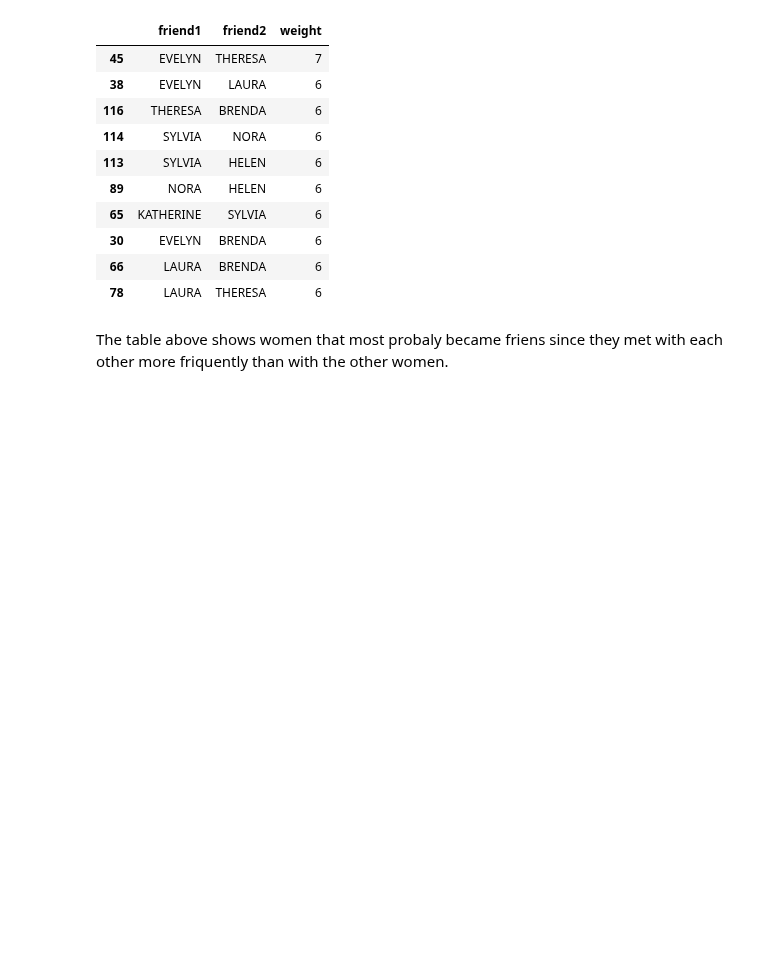
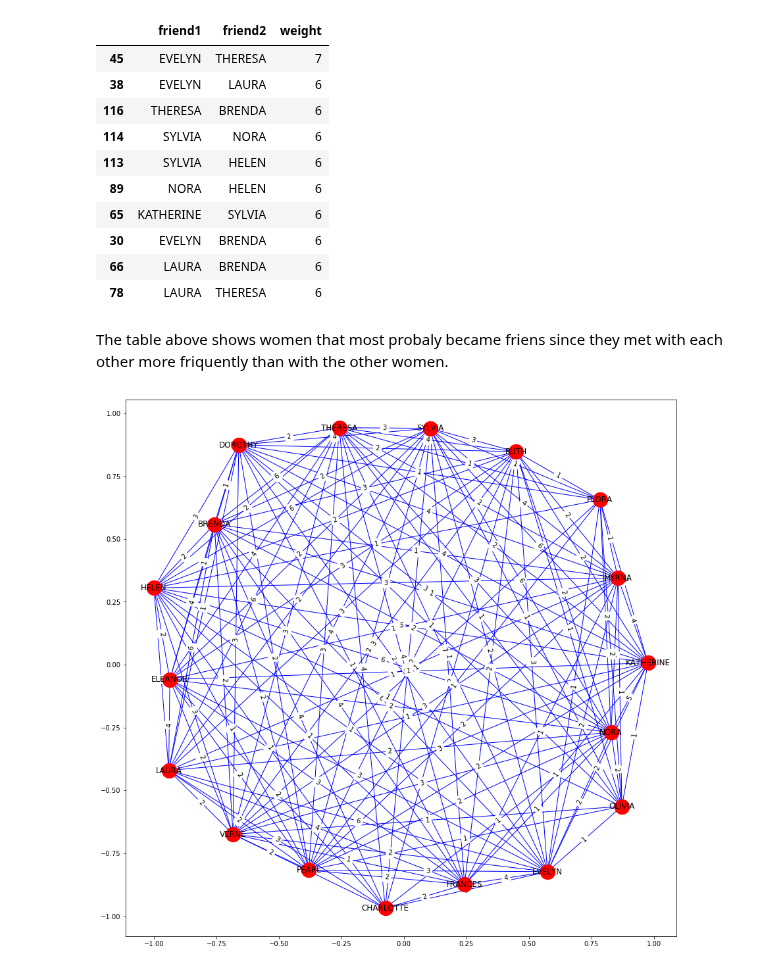
Before and after one commit to olga0503/DATA-620, a Jupyter notebook: Week_6_Assignment.ipynb, the cells around one changed output. Drawn from its saved outputs; the diff is of its cells as text; code cells hidden in the pictures; blank space fills up the shorter version.

```diff
--- a/Week_6_Assignment.ipynb
+++ b/Week_6_Assignment.ipynb
@@ -38,14 +55,13 @@ for event in list(df.columns):
     #finds out event's participant
     participant =list(df[df.loc[:,event]==1].index)
     #stores lists of participants for each event
-    participants.append(friends)
+    participants.append(participant)
 # %%
-# find all combinations of given length
+#finds all combinations of two participants
 from itertools import combinations
 
-# and length 2
 friends_pairs_list=[]
-for friends_set in friends_list:
+for friends_set in participants:
     friends_pairs = list(combinations(friends_set, 2))
     friends_pairs_list+=friends_pairs
 # %%
@@ -79,3 +95,36 @@ weights.sort_values('weight', ascending=False).head(10)
 | 78 | LAURA | THERESA | 6 |
 # %% [markdown]
 The table above shows women that most probaly became friens since they met with each other more friquently than with the other women.
+# %%
+#creates empty graph
+G = nx.Graph()
+
+#adds nodes with the node attribute "bipartite"
+G.add_nodes_from(women)
+
+edges = weights[['friend1','friend2','weight']].values.tolist()
+#adds edges
+i=0
+for item in edges:
+    G.add_edge(item[0],item[1],weight=item[2])
+
+#select layout
+pos = nx.spring_layout(G,k=10)
+
+#adjust size of th graph
+plt.figure(figsize = (15,15))
+
+#pos=nx.get_node_attributes(G,'pos')
+nx.draw_networkx_nodes(G, pos, cmap=plt.get_cmap('jet'),
+                       node_color = 'r', node_size = 500)
+
+labels = nx.get_edge_attributes(G,'weight')
+nx.draw_networkx_labels(G, pos)
+nx.draw_networkx_edges(G, pos, edge_color='b', arrows=True)
+
+nx.draw_networkx_edge_labels(G,pos,edge_labels=labels)
+
+#display graph
+plt.show()
+# %% [output]
+[figure, added]
```
Also changed, not shown: parts of 13 cells of this notebook.
